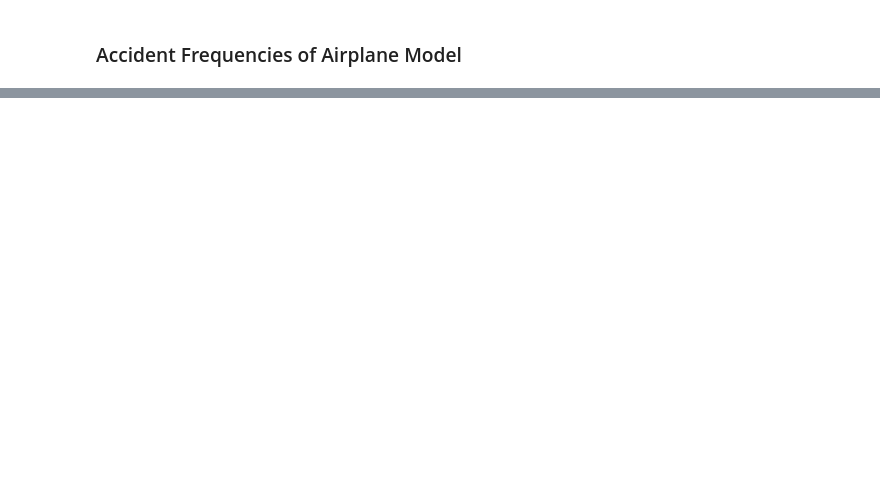
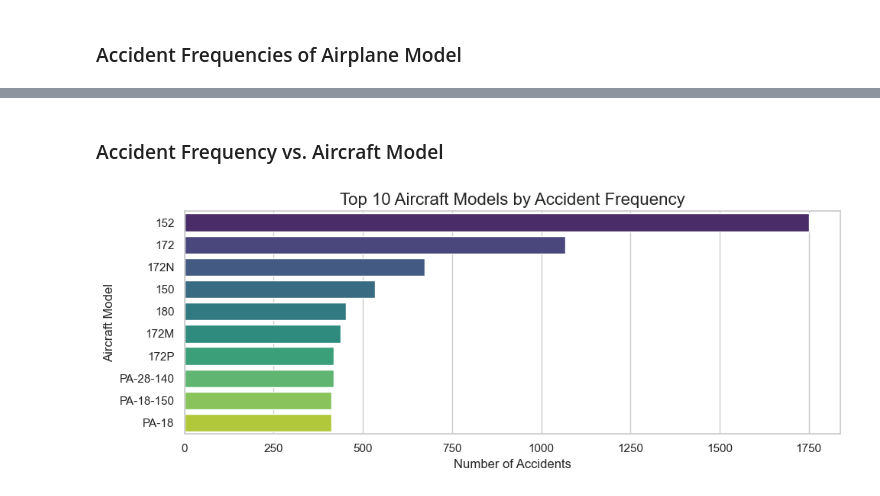
Before and after one commit to Vincent-lab-create/dsc-phase-1-project-v3, a Jupyter notebook: student.ipynb, the cells around one changed output, grey strips where cells are left out. Cells and saved outputs as stored; diff of their text form; code cells hidden in the pictures; blank space fills up the shorter version.

```diff
--- a/student.ipynb
+++ b/student.ipynb
@@ -347,0 +370,22 @@ plt.show()
+# %% [markdown]
+### Accident Frequency vs. Aircraft Model
+# %%
+# Filtering out 'UNKNOWN' or NaN values in Aircraft Model
+df_filtered = df[df['Model'].notna()]
+
+# Grouping by Aircraft Model and count accidents
+model_counts = df_filtered.groupby('Model').size().reset_index(name='Count')
+
+# Sorting by most frequent models
+model_counts = model_counts.sort_values('Count', ascending=False).head(10)
+
+# Ploting Horizontal Bar Plot
+plt.figure(figsize=(10, 4))
+sns.barplot(data=model_counts, x='Count', y='Model', palette='viridis')
+plt.title('Top 10 Aircraft Models by Accident Frequency', fontsize=16)
+plt.xlabel('Number of Accidents', fontsize=12)
+plt.ylabel('Aircraft Model', fontsize=12)
+plt.tight_layout()
+plt.show()
+# %% [output]
+[figure, added]
```
Also changed, not shown: parts of 14 cells of this notebook.
